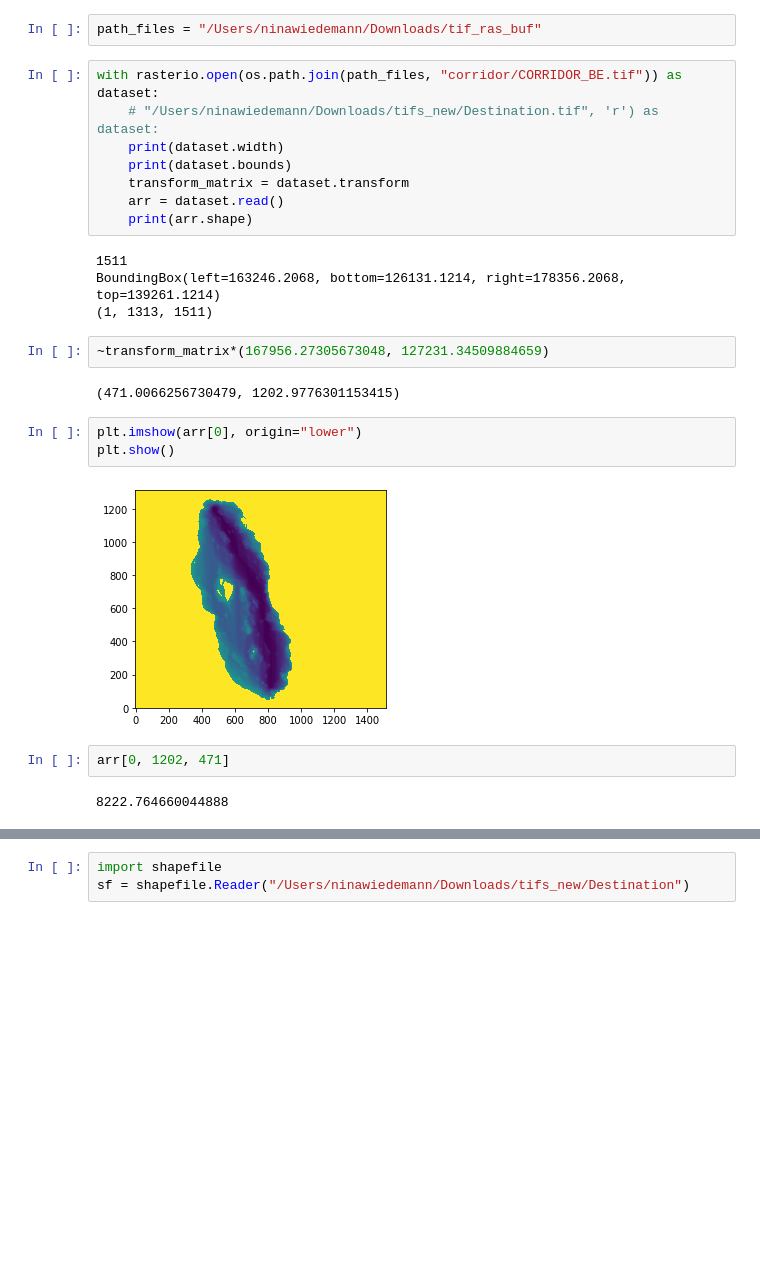
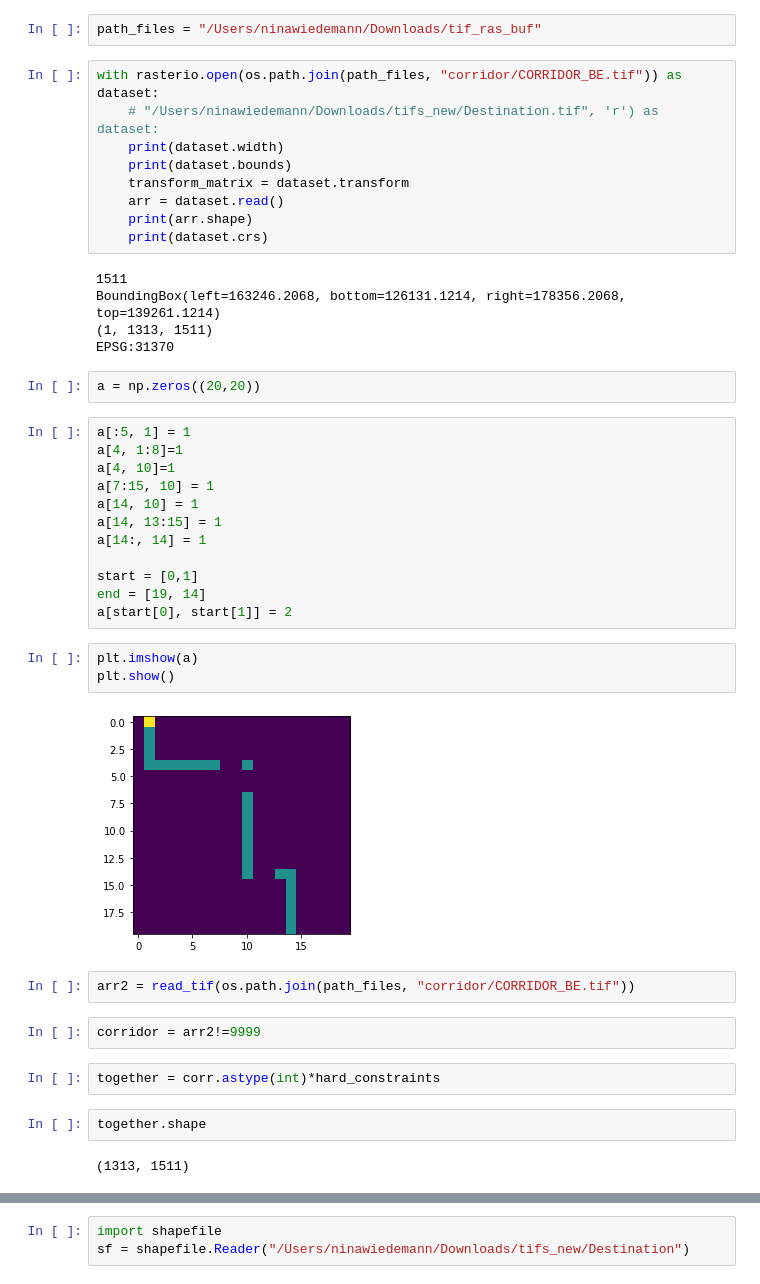
Before and after one commit to NinaWie/PowerPlanner, a Jupyter notebook: notebooks/Timing tests.ipynb, the cells around one changed output, grey strips where cells are left out. Drawn from its saved outputs; the diff is of its cells as text; blank space fills up the shorter version.

Commit message:
data reader reconstructed, line graph

```diff
--- a/notebooks/Timing tests.ipynb
+++ b/notebooks/Timing tests.ipynb
@@ -129,20 +285,38 @@ with rasterio.open(os.path.join(path_files, "corridor/CORRIDOR_BE.tif")) as data
     transform_matrix = dataset.transform
     arr = dataset.read()
     print(arr.shape)
+    print(dataset.crs)
 # %% [output]
 1511
 BoundingBox(left=163246.2068, bottom=126131.1214, right=178356.2068, top=139261.1214)
 (1, 1313, 1511)
+EPSG:31370
-# %%
-~transform_matrix*(167956.27305673048, 127231.34509884659)
-# %% [output]
-(471.0066256730479, 1202.9776301153415)
+# %%
+a = np.zeros((20,20))
+# %%
+a[:5, 1] = 1
+a[4, 1:8]=1
+a[4, 10]=1
+a[7:15, 10] = 1
+a[14, 10] = 1
+a[14, 13:15] = 1
+a[14:, 14] = 1
+
+start = [0,1]
+end = [19, 14]
+a[start[0], start[1]] = 2
 # %%
-plt.imshow(arr[0], origin="lower")
+plt.imshow(a)
 plt.show()
 # %% [output]
-[figure, old version]
+[figure, new version]
-# %%
-arr[0, 1202, 471]
-# %% [output]
-8222.764660044888
+# %%
+arr2 = read_tif(os.path.join(path_files, "corridor/CORRIDOR_BE.tif"))
+# %%
+corridor = arr2!=9999
+# %%
+together = corr.astype(int)*hard_constraints
+# %%
+together.shape
+# %% [output]
+(1313, 1511)
```
Also changed, not shown: parts of 49 cells of this notebook, 10 other files.
